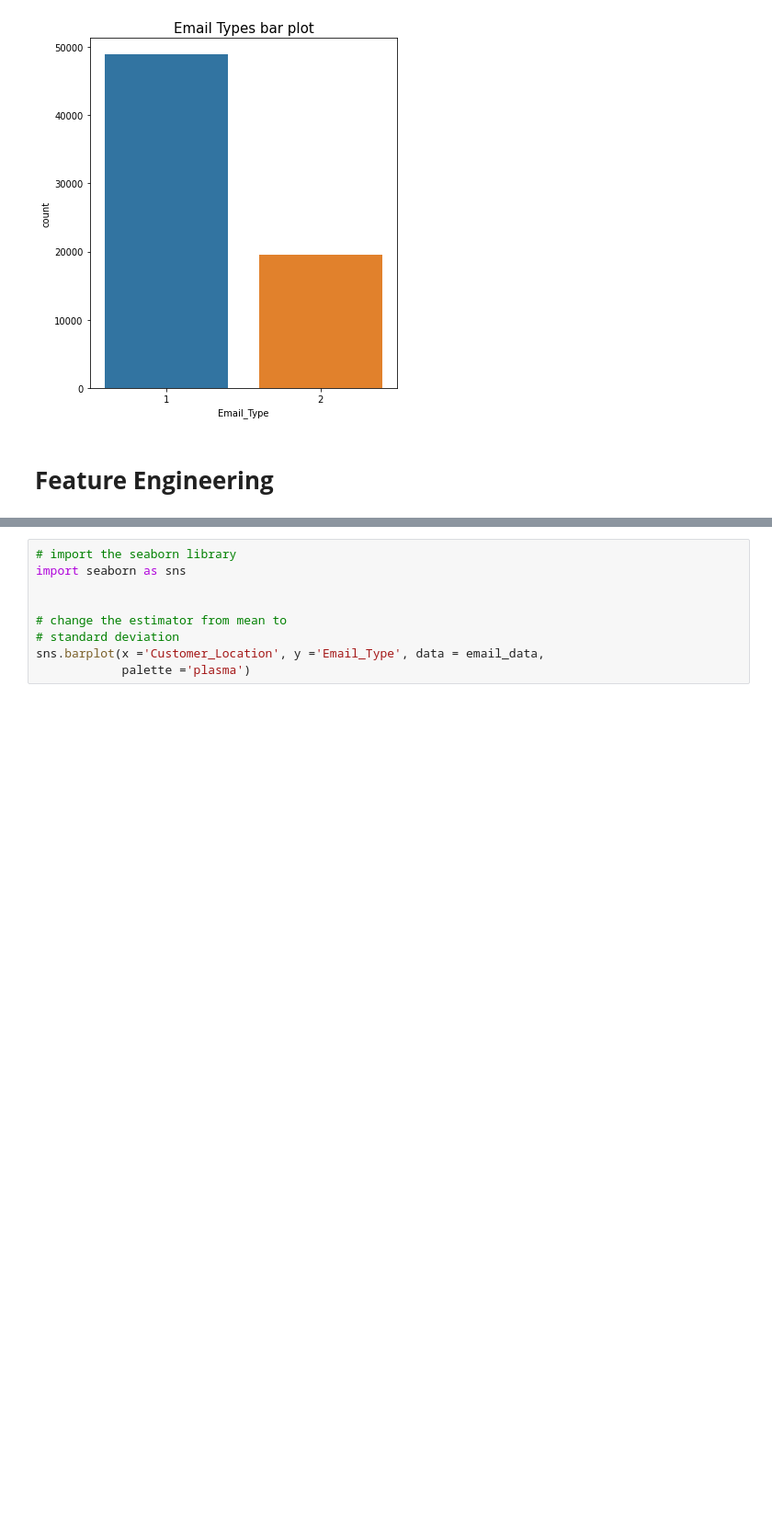
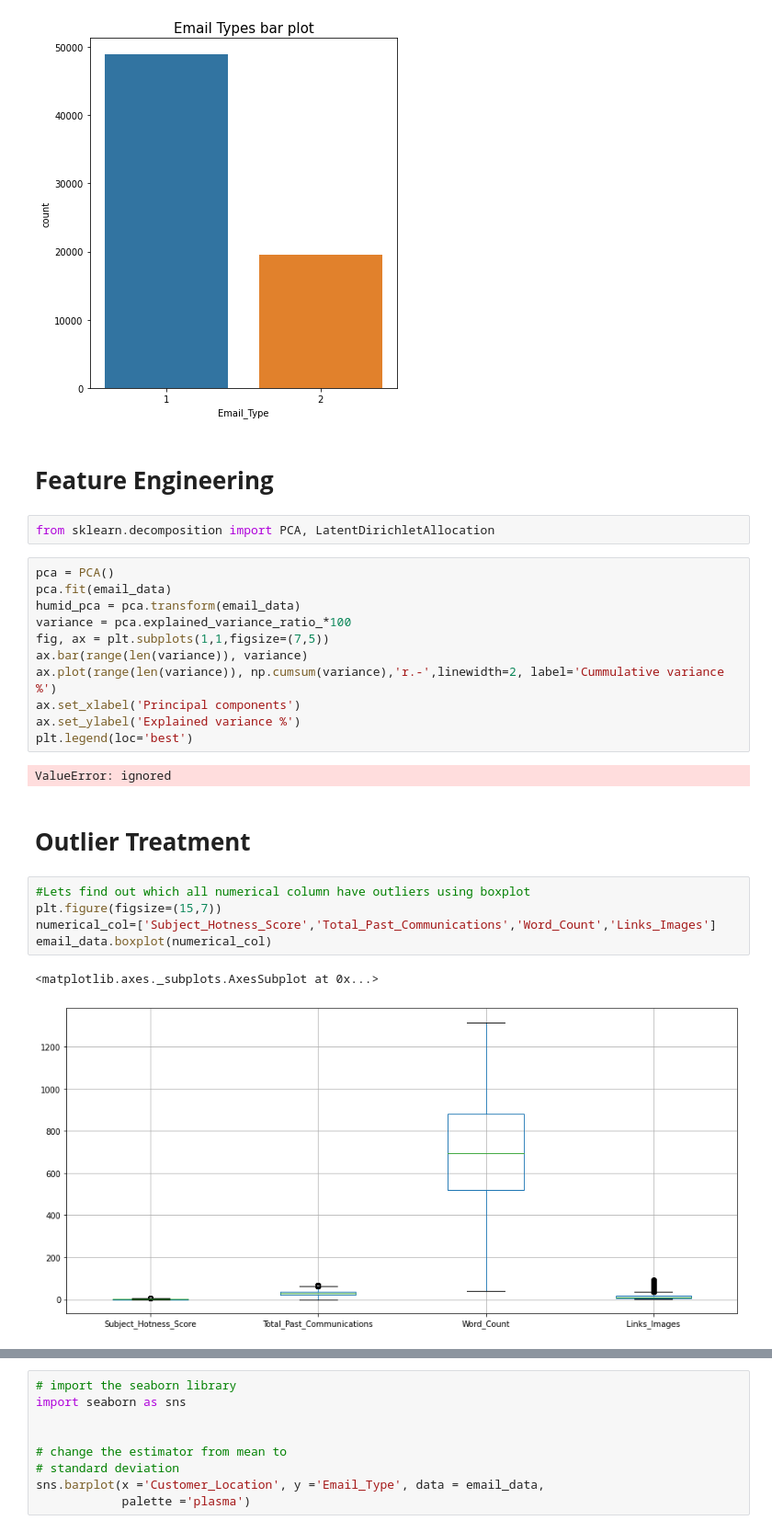
Before and after one commit to Akramkhan01/Email-Campaign-Effectiveness-Prediction-Capstone-Project, a Jupyter notebook: Email_Campaign_Effectiveness_Prediction.ipynb, the cells around one changed output, grey strips where cells are left out. Shown: that part at 92% size. Cells and saved outputs as stored; diff of their text form; blank space fills up the shorter version.

Commit message:
Outlier Treatment

```diff
--- a/Email_Campaign_Effectiveness_Prediction.ipynb
+++ b/Email_Campaign_Effectiveness_Prediction.ipynb
@@ -545,3 +545,28 @@ Text(0.5, 1.0, 'Email Types bar plot')
 [figure]
 # %% [markdown]
 # **Feature Engineering**
+# %%
+from sklearn.decomposition import PCA, LatentDirichletAllocation
+# %%
+pca = PCA()
+pca.fit(email_data)
+humid_pca = pca.transform(email_data)
+variance = pca.explained_variance_ratio_*100
+fig, ax = plt.subplots(1,1,figsize=(7,5))
+ax.bar(range(len(variance)), variance)
+ax.plot(range(len(variance)), np.cumsum(variance),'r.-',linewidth=2, label='Cummulative variance %')
+ax.set_xlabel('Principal components')
+ax.set_ylabel('Explained variance %')
+plt.legend(loc='best')
+# %% [output]
+ValueError: ignored
+# %% [markdown]
+# **Outlier Treatment**
+# %%
+#Lets find out which all numerical column have outliers using boxplot
+plt.figure(figsize=(15,7))
+numerical_col=['Subject_Hotness_Score','Total_Past_Communications','Word_Count','Links_Images']
+email_data.boxplot(numerical_col)
+# %% [output]
+<matplotlib.axes._subplots.AxesSubplot at 0x...>
+[figure, added]
```
Also changed, not shown: parts of 10 cells of this notebook.
